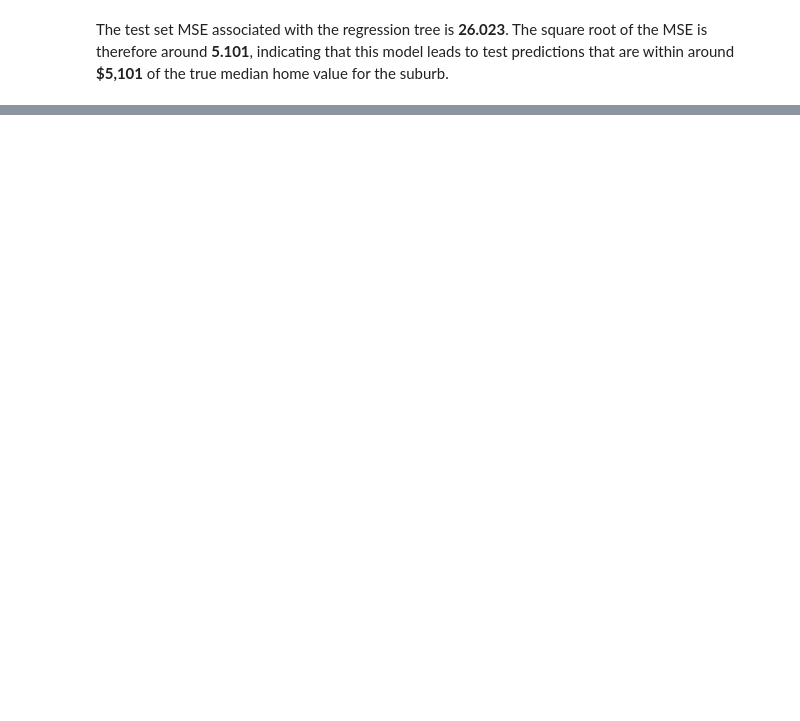
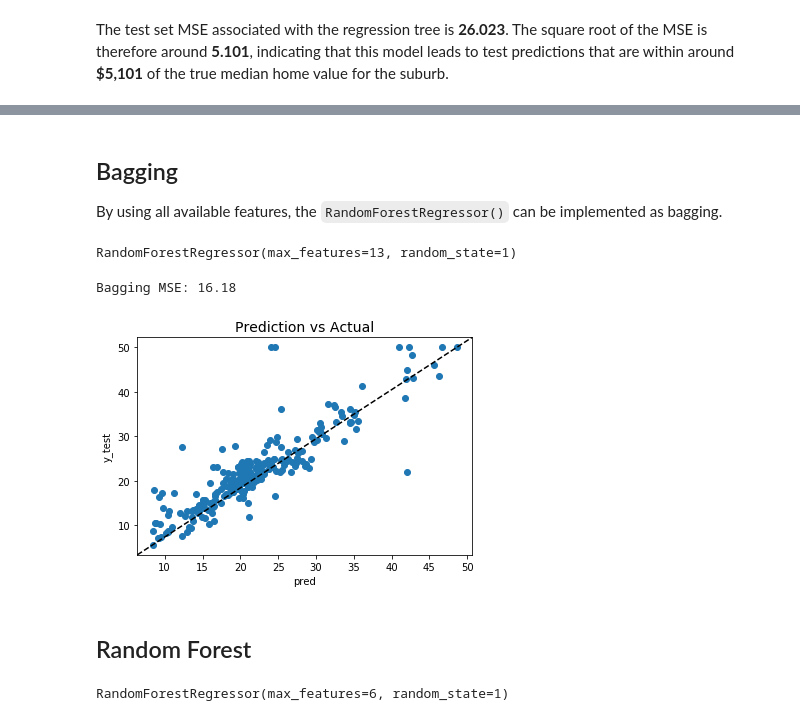
Before and after one commit to Morgan-Sell/islr-labs-exercises-python, a Jupyter notebook: labs/08_tree_based_methods.ipynb, the cells around one changed output, grey strips where cells are left out. Saved outputs shown, nothing was run; the diff lists cells and outputs as text; code cells hidden in the pictures; blank space fills up the shorter version.

Commit message:
Added rf and bagging to ch 8 lab

```diff
--- a/labs/08_tree_based_methods.ipynb
+++ b/labs/08_tree_based_methods.ipynb
@@ -189,0 +200,39 @@ The test set MSE associated with the regression tree is **26.023**. The square r
+# %%
+url_path = os.path.abspath('..')
+boston = pd.read_csv(url_path + '/data/Boston.csv')
+
+X = boston.drop('medv', axis=1)
+y = boston['medv']
+
+X_train, X_test, y_train, y_test = train_test_split(X, y, test_size=0.5, random_state=0)
+# %% [markdown]
+## Bagging
+
+By using all available features, the `RandomForestRegressor()` can be implemented as bagging.
+# %%
+num_features = X.shape[1]
+regr2 = RandomForestRegressor(max_features=num_features, random_state=1)
+regr2.fit(X_train, y_train)
+# %% [output]
+RandomForestRegressor(max_features=13, random_state=1)
+# %%
+pred = regr2.predict(X_test)
+
+plt.scatter(pred, y_test, label='medv')
+plt.plot([0, 1], [0, 1], '--k', transform=plt.gca().transAxes)
+plt.title('Prediction vs Actual', fontsize=14)
+plt.xlabel('pred')
+plt.ylabel('y_test')
+mse_regr2 = mean_squared_error(y_test, pred)
+print('Bagging MSE: {:.4}'.format(mse_regr2))
+# %% [output]
+Bagging MSE: 16.18
+[figure, added]
+# %% [markdown]
+## Random Forest
+# %%
+num_features = 6
+regr3 = RandomForestRegressor(max_features=num_features, random_state=1)
+regr3.fit(X_train, y_train)
+# %% [output]
+RandomForestRegressor(max_features=6, random_state=1)
```
Also changed, not shown: parts of 10 cells of this notebook.
